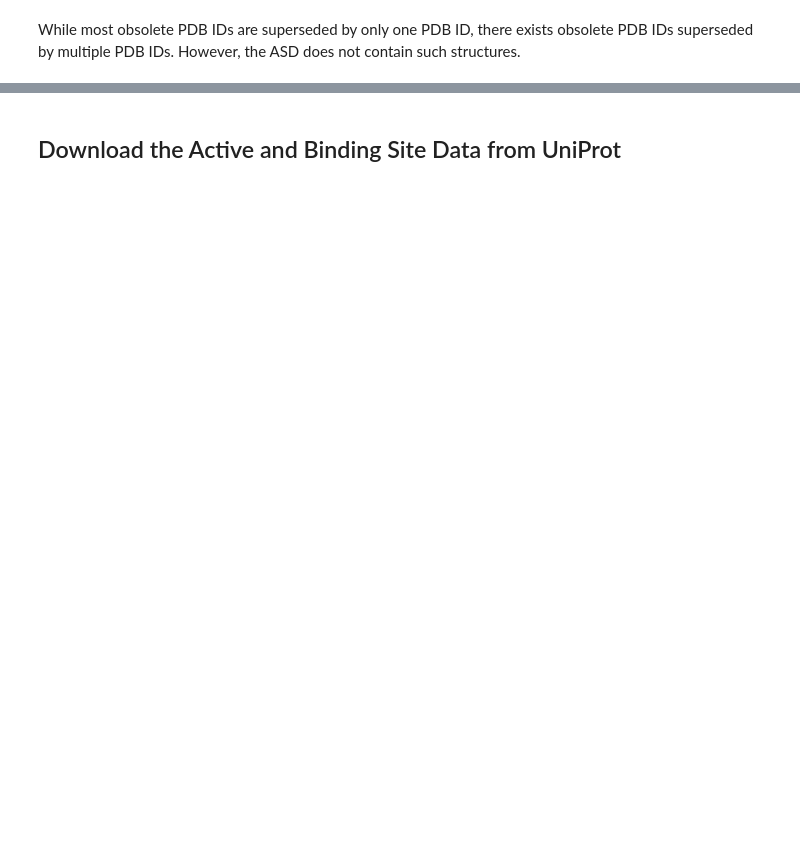
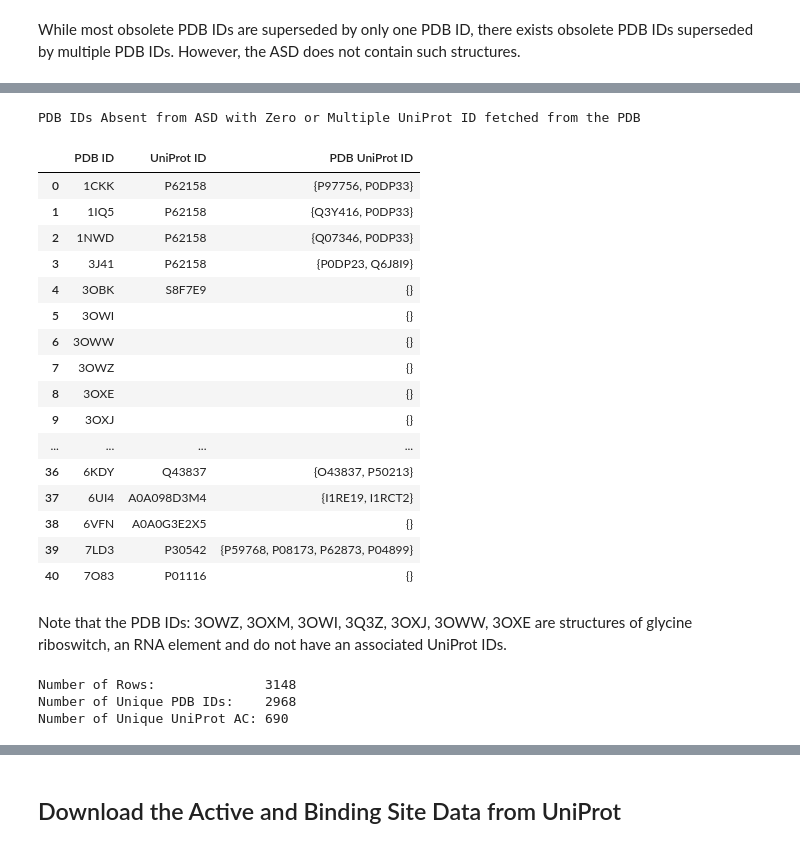
Before and after one commit to littlelittlemonster/allobench, a Jupyter notebook: AlloBench.ipynb, the cells around one changed output, grey strips where cells are left out. Cells and saved outputs as stored; diff of their text form; code cells hidden in the pictures; blank space fills up the shorter version.

```diff
--- a/AlloBench.ipynb
+++ b/AlloBench.ipynb
@@ -17,0 +13,9 @@ Download the ASD_Release_202306_XF.tar.gz from https://mdl.shsmu.edu.cn/ASD/modu
+# %%
+# Input file
+asd_xml_archive = 'ASD_Release_202306_XF.tar.gz'  # Change the archive name and path as required
+asd_data_file = 'ASD_Release_202309_AS.txt'
+
+# Output filenames
+asd_output_filename = "ASD_Updated.csv"  # ASD data with updated UniProt and PDB IDs
+asd_enriched_filename = 'ASD_Enriched.csv'   # ASD data with additional information from UniProt and PDB
+output_filename = 'AlloBench.csv'        # Final output file
@@ -487,0 +235,8 @@ print('Number of Unique UniProt AC:', df_csa_in_asd_grouped['UniProt_AC'].nuniqu
+# %%
+# Create a pandas DataFrame with only PDB ID and UniProt ID
+df_asd_subset = df_asd[['PDB ID', 'UniProt ID']].drop_duplicates().copy()
+
+# Get the UniProt IDs of the chains in the proteins from PDB website
+df_pdb = uniprot_from_pdb(df_asd_subset['PDB ID'])
+
+df_pdb
@@ -487,0 +257,46 @@ print('Number of Unique UniProt AC:', df_csa_in_asd_grouped['UniProt_AC'].nuniqu
+# %%
+# Count the number of UniProt IDs obtained from PDB website for each PDB ID
+df_pdb['_num_pdb_uniprot'] = df_pdb['PDB UniProt ID'].apply(len)
+df_merged = df_asd_subset.merge(df_pdb.dropna(subset='PDB UniProt ID'), how='left', on='PDB ID')
+
+# Check if the UniProt ID in ASD is present in the UniProt IDs obtained from PDB website
+df_merged['_present'] = df_merged.apply(lambda x: x['UniProt ID'] in x['PDB UniProt ID'], axis=1)
+
+df_present = df_merged.loc[df_merged['_present'], ['PDB ID', 'UniProt ID']]
+df_present['PDB UniProt ID'] = df_present['UniProt ID']
+
+# UniProt IDs absent in the ASD but has only one UniProt ID downloaded from PDB
+df_absent_single = df_merged[~df_merged['_present'] & (df_merged['_num_pdb_uniprot'] == 1)].copy()
+
+# Place the only one UniProt ID from the set in Uniprot ID column to UniProt ID column
+if not df_absent_single.empty:
+    df_absent_single['PDB UniProt ID'] = df_absent_single.apply(lambda x: next(iter(x['PDB UniProt ID'])), axis=1)
+df_absent_single = df_absent_single[['PDB ID', 'UniProt ID', 'PDB UniProt ID']]
+
+# Combine the UniProt ID that are present and those returned only one UniProt ID
+df_asd_pdb_uniprot = pd.concat([df_present, df_absent_single])
+
+df_absent_multiple = df_merged[~df_merged['_present'] & (df_merged['_num_pdb_uniprot'] != 1)]
+print("PDB IDs Absent from ASD with Zero or Multiple UniProt ID fetched from the PDB")
+df_absent_multiple[['PDB ID', 'UniProt ID', 'PDB UniProt ID']].sort_values('PDB ID').reset_index(drop=True)
+# %% [output]
+PDB IDs Absent from ASD with Zero or Multiple UniProt ID fetched from the PDB
+|  | PDB ID | UniProt ID | PDB UniProt ID |
+| 0 | 1CKK | P62158 | {P97756, P0DP33} |
+| 1 | 1IQ5 | P62158 | {Q3Y416, P0DP33} |
+| 2 | 1NWD | P62158 | {Q07346, P0DP33} |
+| 3 | 3J41 | P62158 | {P0DP23, Q6J8I9} |
+| 4 | 3OBK | S8F7E9 | {} |
+| 5 | 3OWI |  | {} |
+| 6 | 3OWW |  | {} |
+| 7 | 3OWZ |  | {} |
+| 8 | 3OXE |  | {} |
+| 9 | 3OXJ |  | {} |
+| ... | ... | ... | ... |
+| 36 | 6KDY | Q43837 | {O43837, P50213} |
+| 37 | 6UI4 | A0A098D3M4 | {I1RE19, I1RCT2} |
+| 38 | 6VFN | A0A0G3E2X5 | {} |
+| 39 | 7LD3 | P30542 | {P59768, P08173, P62873, P04899} |
+| 40 | 7O83 | P01116 | {} |
+# %% [markdown]
+Note that the PDB IDs: 3OWZ, 3OXM, 3OWI, 3Q3Z, 3OXJ, 3OWW, 3OXE are structures of glycine riboswitch, an RNA element and do not have an associated UniProt IDs.
@@ -487,0 +325,17 @@ print('Number of Unique UniProt AC:', df_csa_in_asd_grouped['UniProt_AC'].nuniqu
+# %%
+df_asd_updated =  df_asd.merge(df_asd_pdb_uniprot.drop_duplicates(), how='left')
+
+# Replace the Old UniProt IDs with the New UniProt IDs obtained from the PDB
+df_asd_updated['UniProt ID'] = df_asd_updated['PDB UniProt ID']
+df_asd_updated.drop(columns='PDB UniProt ID', inplace=True)
+df_asd_updated.dropna(subset=['UniProt ID', 'PDB ID'], inplace=True)
+
+print('Number of Rows:             ', df_asd_updated.shape[0])
+print('Number of Unique PDB IDs:   ', df_asd_updated['PDB ID'].nunique())
+print('Number of Unique UniProt AC:', df_asd_updated['UniProt ID'].nunique())
+
+df_asd_updated.to_csv(asd_output_filename, index=False)
+# %% [output]
+Number of Rows:              3148
+Number of Unique PDB IDs:    2968
+Number of Unique UniProt AC: 690
```
Also changed, not shown: parts of 91 cells of this notebook, 2 other files.
